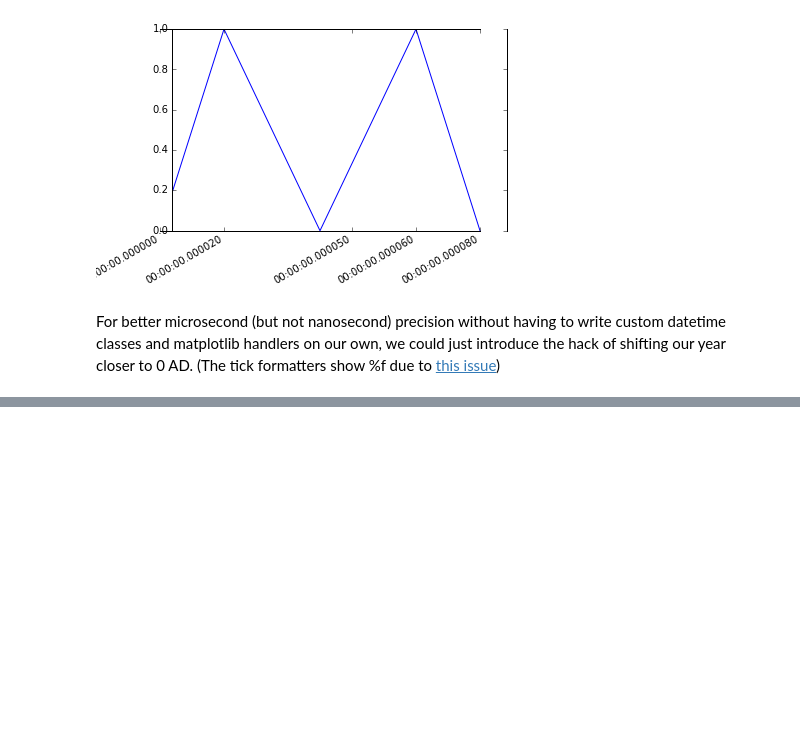
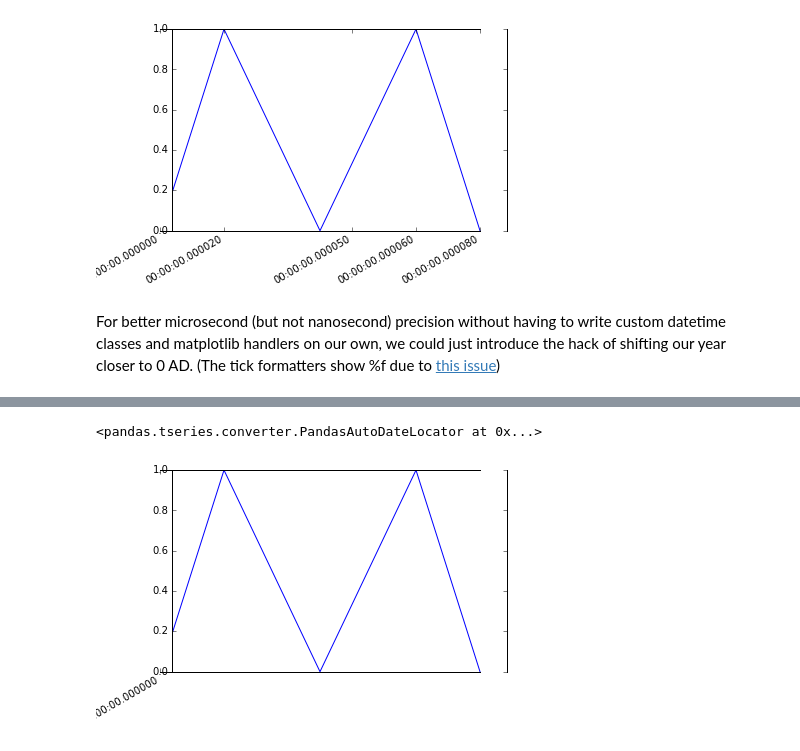
Before and after one commit to azjps/matplotlib-tick-formatters, a Jupyter notebook: notebooks/microsecond_precision.ipynb, the cells around one changed output, grey strips where cells are left out. Saved outputs shown, nothing was run; the diff lists cells and outputs as text; code cells hidden in the pictures; blank space fills up the shorter version.

Commit message:
Add a microsecond-precision date handler
Illustrate some microsecond-level precision display issues
and a quickfix.

Change-Id: Ie76f4bb93b107309bf5c6669c77c8a6542352c4e

```diff
--- a/notebooks/microsecond_precision.ipynb
+++ b/notebooks/microsecond_precision.ipynb
@@ -3,13 +3,15 @@
 import datetime
 import matplotlib.pyplot as plt
 # %%
-def plot_hundred_microseconds(year):
+def plot_hundred_microseconds(year, ax=None, num_ticks=5, micros=20):
   """Plot a window of a hundred microseconds around January 1 midnight of year"""
-  xs = [datetime.datetime(year, 1, 1, 0, 0, 0, i) for i in range(0, 100, 20)]
-  ys = [i % 2 for i in range(5)]
-  ax = plt.gca()
+  xs = [datetime.datetime(year, 1, 1, 0, 0, 0, i) for i in range(0, num_ticks * micros, micros)]
+  ys = [i % 2 for i in range(num_ticks)]
+  if ax is None:
+    ax = plt.gca()
   ax.plot(xs, ys)
   ax.figure.autofmt_xdate()
+  return ax
 # %% [markdown]
 64-bit floating point python datetime objects have less microsecond precision the farther the date is from 0 AD (see for example [PEP 410](https://www.python.org/dev/peps/pep-0410/)):
 # %%
@@ -24,0 +31,7 @@ plot_hundred_microseconds(14)
+# %%
+import pandas
+ax = plot_hundred_microseconds(2014, micros=20)
+ax.xaxis.get_major_locator()
+# %% [output]
+<pandas.tseries.converter.PandasAutoDateLocator at 0x...>
+[figure, added]
```
Also changed, not shown: parts of 10 cells of this notebook, 2 other files.
